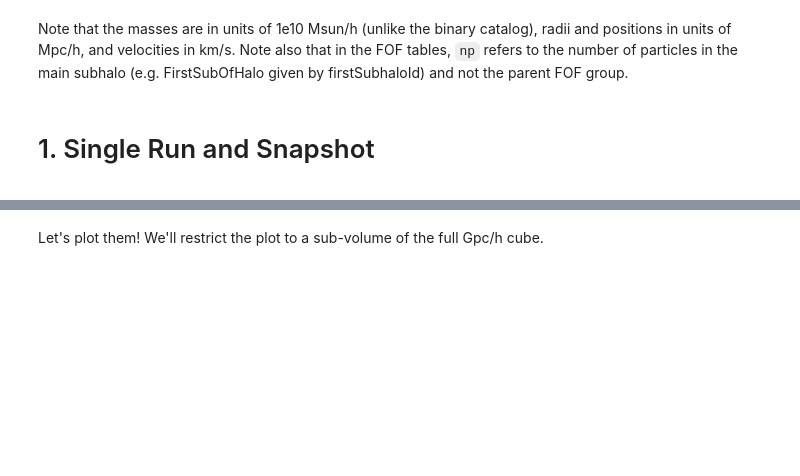
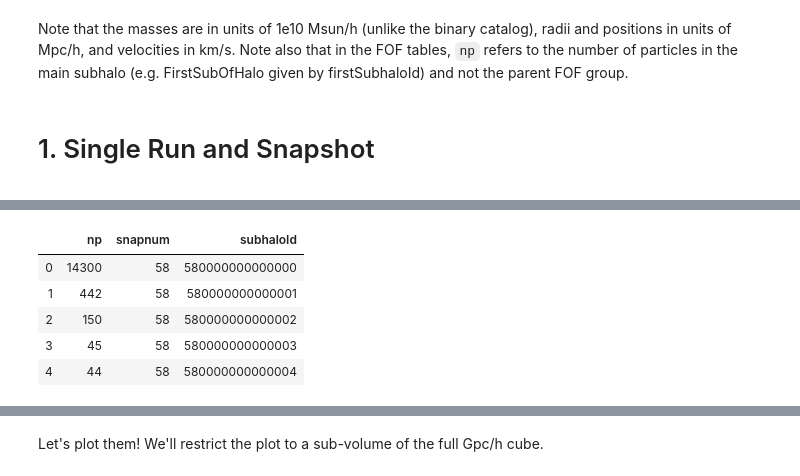
Before and after one commit to bfalck/indra-tools, a Jupyter notebook: database_examples.ipynb, the cells around one changed output, grey strips where cells are left out. Cells and saved outputs as stored; diff of their text form; code cells hidden in the pictures; blank space fills up the shorter version.

```diff
--- a/database_examples.ipynb
+++ b/database_examples.ipynb
@@ -91,3 +100,15 @@ cj.executeQuery(sql,context)
 11957 rows × 4 columns
+# %%
+sql = f"""select top 5 np, snapnum, subhaloId from {tablename_sub}
+    where subhaloId between {snapnum}*{bigNumSub} and {snapnum+1}*{bigNumSub-1}
+"""
+cj.executeQuery(sql,context)
+# %% [output]
+|  | np | snapnum | subhaloId |
+| 0 | 14300 | 58 | 580000000000000 |
+| 1 | 442 | 58 | 580000000000001 |
+| 2 | 150 | 58 | 580000000000002 |
+| 3 | 45 | 58 | 580000000000003 |
+| 4 | 44 | 58 | 580000000000004 |
 # %% [markdown]
 ## Select by mass and select subhalos
```
Also changed, not shown: parts of 21 cells of this notebook.
